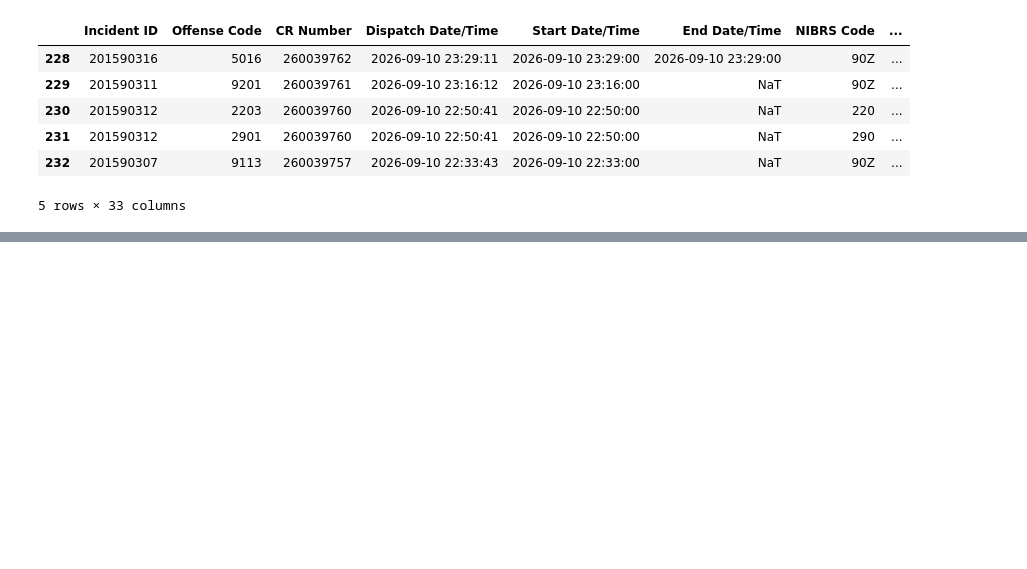
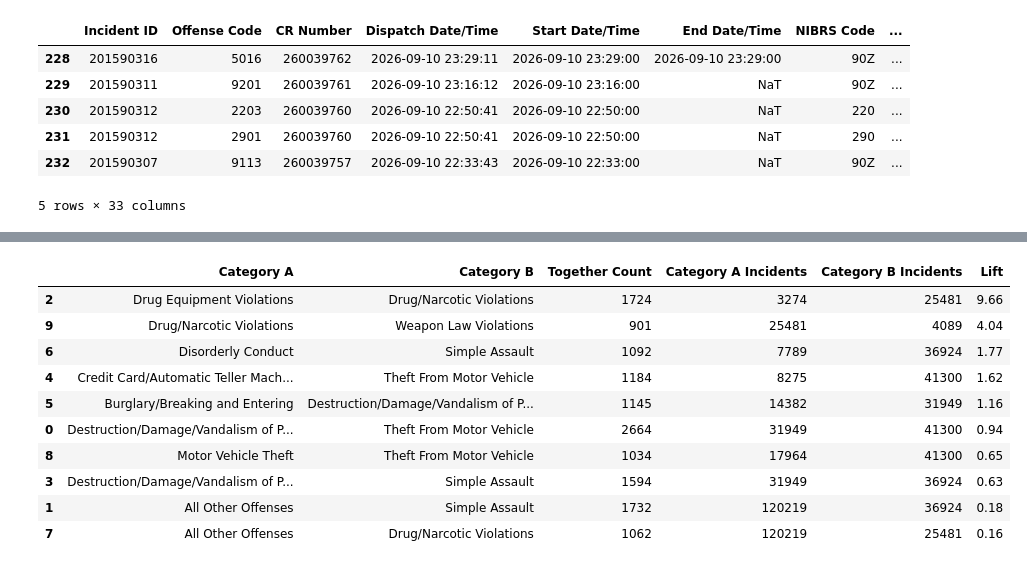
Before and after one commit to ArunaMahaGamage/MSC-AI-CW1, a Jupyter notebook: learning/01_CW1_Data_Analysis.ipynb, the cells around one changed output, grey strips where cells are left out. Cells and saved outputs as stored; diff of their text form; code cells hidden in the pictures; blank space fills up the shorter version.

```diff
--- a/learning/01_CW1_Data_Analysis.ipynb
+++ b/learning/01_CW1_Data_Analysis.ipynb
@@ -2747,0 +3055,63 @@ All rows preserved: True
+# %%
+
+# RQ1.5 - Calculate Lift for the top 10 crime pairs
+
+total_incidents = len(incident_categories)
+
+# Count incidents containing each crime category
+category_incident_counts = (
+    df_group[["Incident ID", "Crime Name 2"]]
+    .drop_duplicates()
+    ["Crime Name 2"]
+    .value_counts()
+)
+
+results = []
+
+for pair, together_count in pair_counts.head(10).items():
+
+    category_a, category_b = pair
+
+    count_a = category_incident_counts[category_a]
+    count_b = category_incident_counts[category_b]
+
+    probability_a = count_a / total_incidents
+    probability_b = count_b / total_incidents
+
+    probability_together = (
+        together_count / total_incidents
+    )
+
+    lift = probability_together / (
+        probability_a * probability_b
+    )
+
+    results.append({
+        "Category A": category_a,
+        "Category B": category_b,
+        "Together Count": together_count,
+        "Category A Incidents": count_a,
+        "Category B Incidents": count_b,
+        "Lift": round(lift, 2)
+    })
+
+lift_results = pd.DataFrame(results)
+
+display(
+    lift_results.sort_values(
+        "Lift",
+        ascending=False
+    )
+)
+# %% [output]
+|  | Category A | Category B | Together Count | Category A Incidents | Category B Incidents | Lift |
+| 2 | Drug Equipment Violations | Drug/Narcotic Violations | 1724 | 3274 | 25481 | 9.66 |
+| 9 | Drug/Narcotic Violations | Weapon Law Violations | 901 | 25481 | 4089 | 4.04 |
+| 6 | Disorderly Conduct | Simple Assault | 1092 | 7789 | 36924 | 1.77 |
+| 4 | Credit Card/Automatic Teller Mach... | Theft From Motor Vehicle | 1184 | 8275 | 41300 | 1.62 |
+| 5 | Burglary/Breaking and Entering | Destruction/Damage/Vandalism of P... | 1145 | 14382 | 31949 | 1.16 |
+| 0 | Destruction/Damage/Vandalism of P... | Theft From Motor Vehicle | 2664 | 31949 | 41300 | 0.94 |
+| 8 | Motor Vehicle Theft | Theft From Motor Vehicle | 1034 | 17964 | 41300 | 0.65 |
+| 3 | Destruction/Damage/Vandalism of P... | Simple Assault | 1594 | 31949 | 36924 | 0.63 |
+| 1 | All Other Offenses | Simple Assault | 1732 | 120219 | 36924 | 0.18 |
+| 7 | All Other Offenses | Drug/Narcotic Violations | 1062 | 120219 | 25481 | 0.16 |
```
Also changed, not shown: parts of 73 cells of this notebook.
